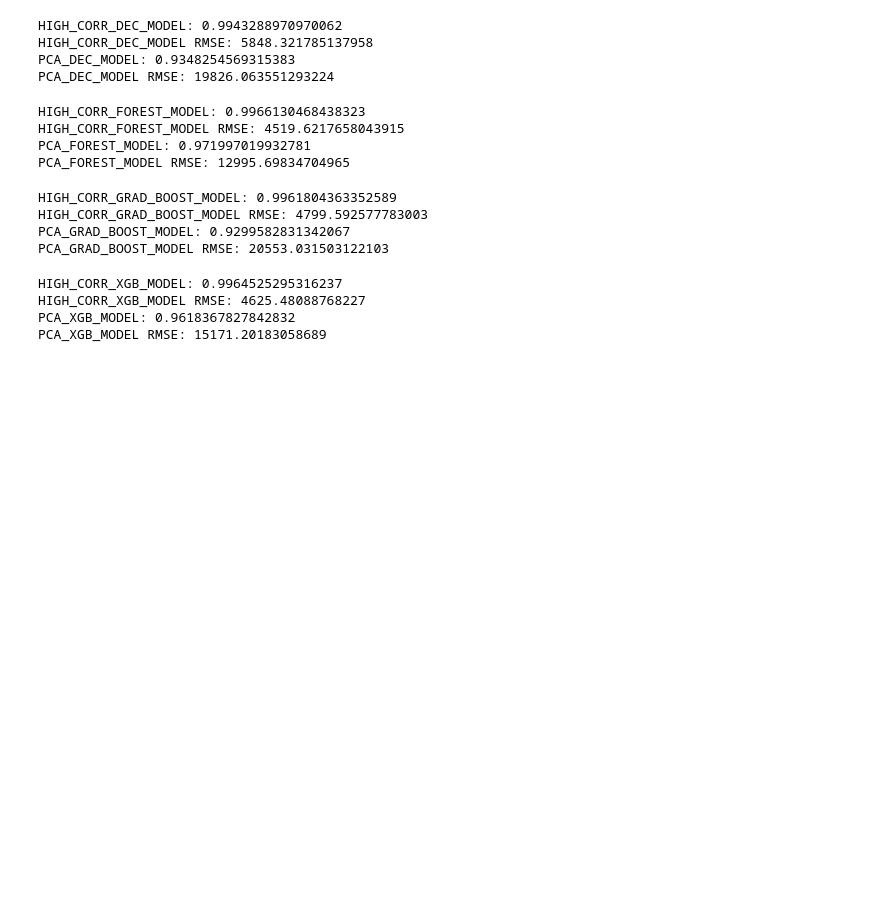
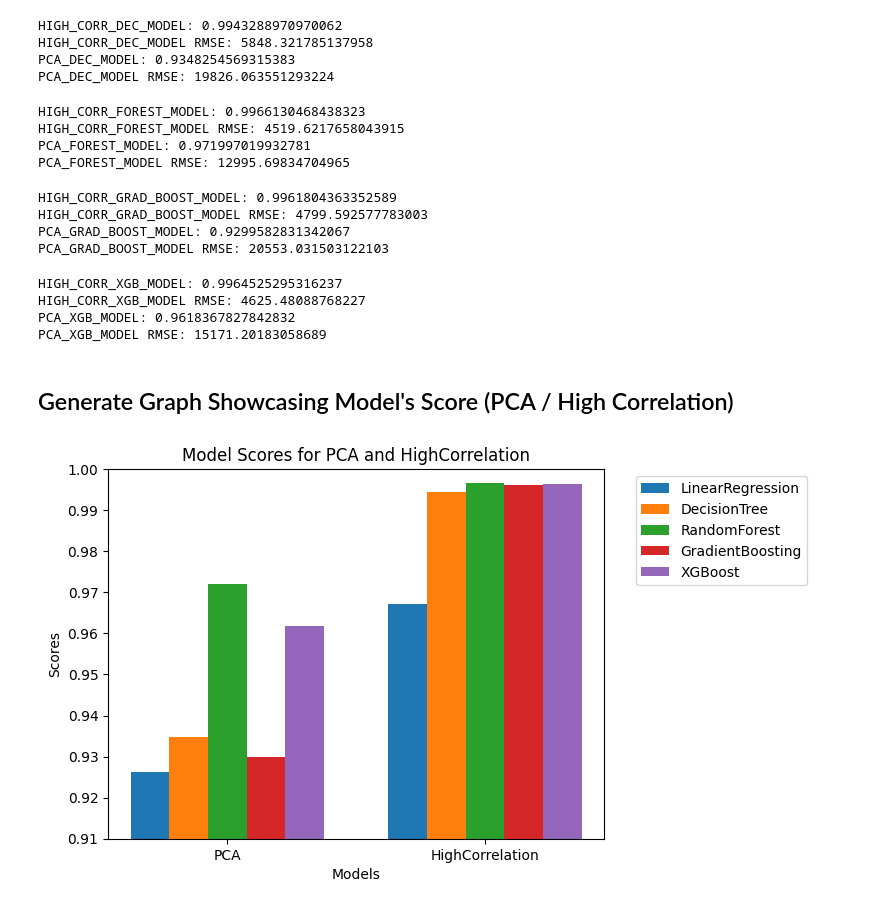
Before and after one commit to dineshUmasankar/philly_house_predictor, a Jupyter notebook: model_development/model_development.ipynb, the cells around one changed output. Saved outputs shown, nothing was run; the diff lists cells and outputs as text; code cells hidden in the pictures; blank space fills up the shorter version.

Commit message:
Generated Graphs to discuss about model findings

```diff
--- a/model_development/model_development.ipynb
+++ b/model_development/model_development.ipynb
@@ -102,3 +102,42 @@ HIGH_CORR_XGB_MODEL: 0.9964525295316237
 HIGH_CORR_XGB_MODEL RMSE: 4625.48088768227
 PCA_XGB_MODEL: 0.9618367827842832
 PCA_XGB_MODEL RMSE: 15171.20183058689
+# %% [markdown]
+## Generate Graph Showcasing Model's Score (PCA / High Correlation)
+# %%
+import matplotlib.pyplot as plt
+import numpy as np
+
+# Scores from my models
+linear_regression_scores = [0.9263121943032401, 0.967245970872718]  # Scores for PCA and HighCorrelation
+decision_tree_scores = [0.9348254569315383, 0.9943288970970062]
+random_forest_scores = [0.971997019932781, 0.9966130468438323]
+gradient_boosting_scores = [0.9299582831342067, 0.9961804363352589]
+xgboost_scores = [0.9618367827842832, 0.9964525295316237]
+
+# Bar positions
+bar_width = 0.15
+index = np.arange(len(linear_regression_scores))
+
+# Creating the bar graph
+fig, ax = plt.subplots()
+bar1 = ax.bar(index, linear_regression_scores, bar_width, label='LinearRegression')
+bar2 = ax.bar(index + bar_width, decision_tree_scores, bar_width, label='DecisionTree')
+bar3 = ax.bar(index + 2 * bar_width, random_forest_scores, bar_width, label='RandomForest')
+bar4 = ax.bar(index + 3 * bar_width, gradient_boosting_scores, bar_width, label='GradientBoosting')
+bar5 = ax.bar(index + 4 * bar_width, xgboost_scores, bar_width, label='XGBoost')
+
+# Adding labels and title
+ax.set_xlabel('Models')
+ax.set_ylabel('Scores')
+ax.set_title('Model Scores for PCA and HighCorrelation')
+ax.set_xticks(index + 2 * bar_width)
+ax.set_xticklabels(['PCA', 'HighCorrelation'])
+ax.legend(bbox_to_anchor=(1.05, 1), loc='upper left')
+
+plt.ylim(0.91, 1.0)
+
+# Show the bar graph
+plt.show()
+# %% [output]
+[figure, added]
```
Also changed, not shown: parts of 2 cells of this notebook, 3 other files.
